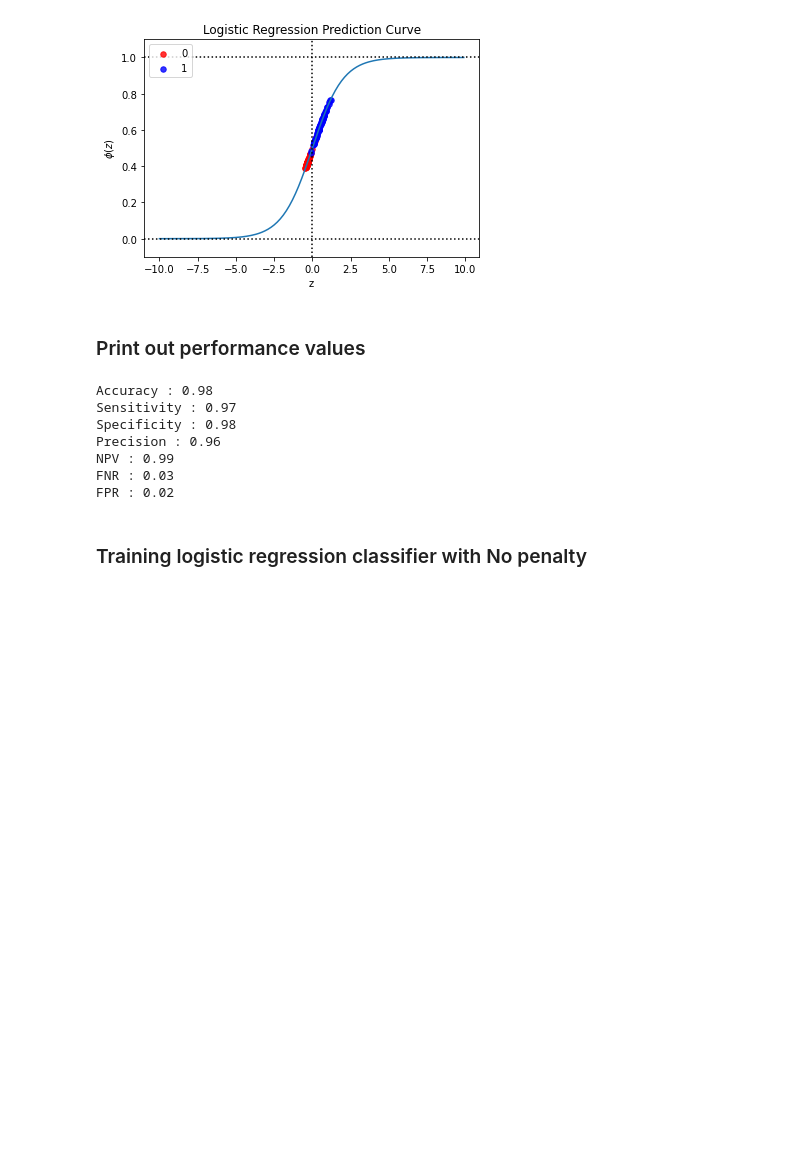
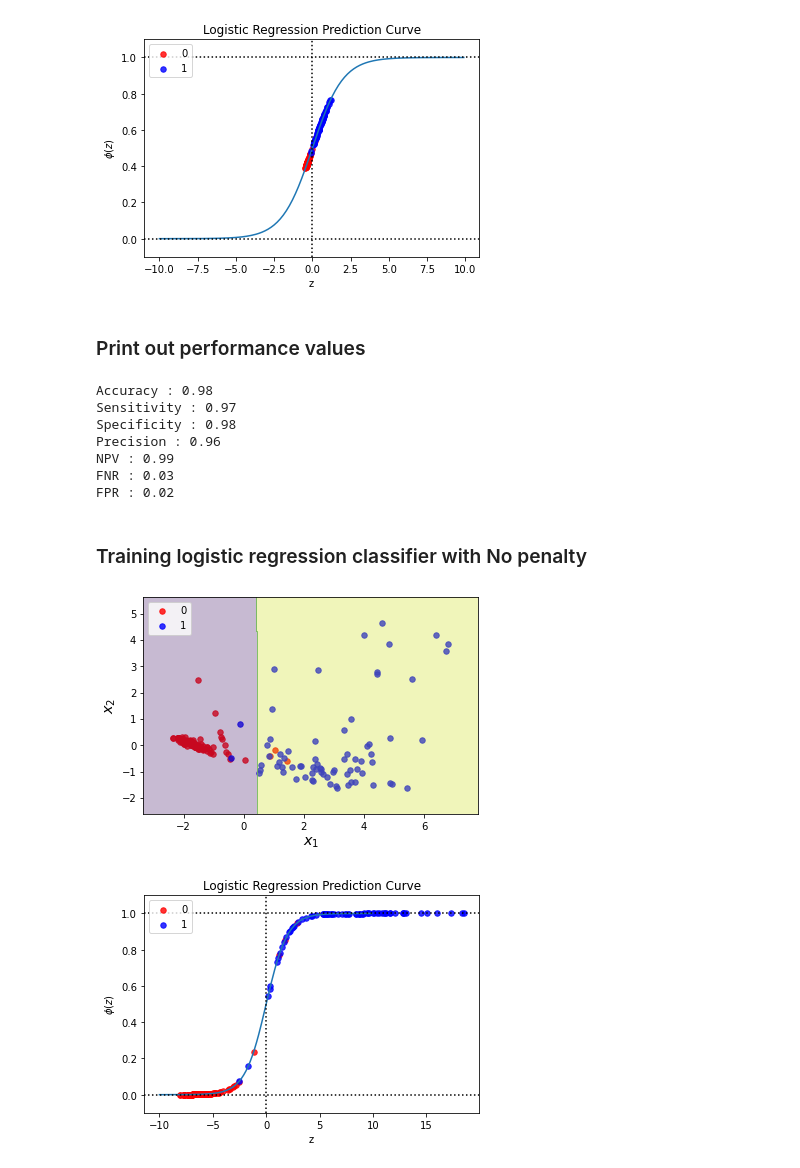
Before and after one commit to umang8496/hands-on-ml, a Jupyter notebook: classification-problems/logistic-regression-classifier-with-L2-regularization/logistic-regression-classifier-with-L2-regularization.ipynb, the cells around one changed output. Cells and saved outputs as stored; diff of their text form; code cells hidden in the pictures; blank space fills up the shorter version.

```diff
--- a/classification-problems/logistic-regression-classifier-with-L2-regularization/logistic-regression-classifier-with-L2-regularization.ipynb
+++ b/classification-problems/logistic-regression-classifier-with-L2-regularization/logistic-regression-classifier-with-L2-regularization.ipynb
@@ -379,3 +379,10 @@ FPR : 0.02
 # %%
 LR = LogisticRegression(learningRate = 0.01, numIterations = 20, penalty = None, C = 0.01)
 LR.train(X_train_pca, Y_train, tol = 10 ** -3) # tol=0.001
+predictions, probs = LR.predict(X_test_pca, 0.5)
+performance = LR.performanceEval(predictions, Y_test)
+LR.plotDecisionRegions(X_test_pca, Y_test)
+LR.predictionPlot(X_test_pca, Y_test)
+# %% [output]
+[figure, added]
+[figure, added]
```
Also changed, not shown: parts of 1 cell of this notebook.
